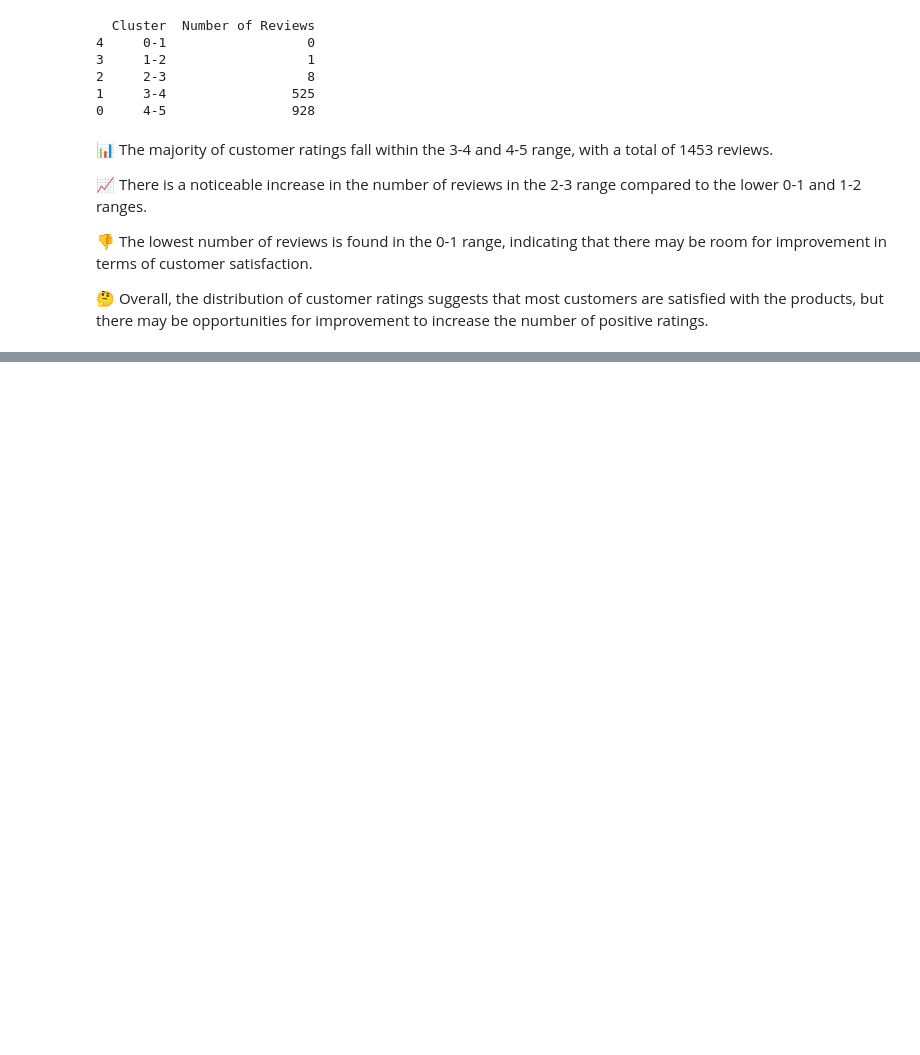
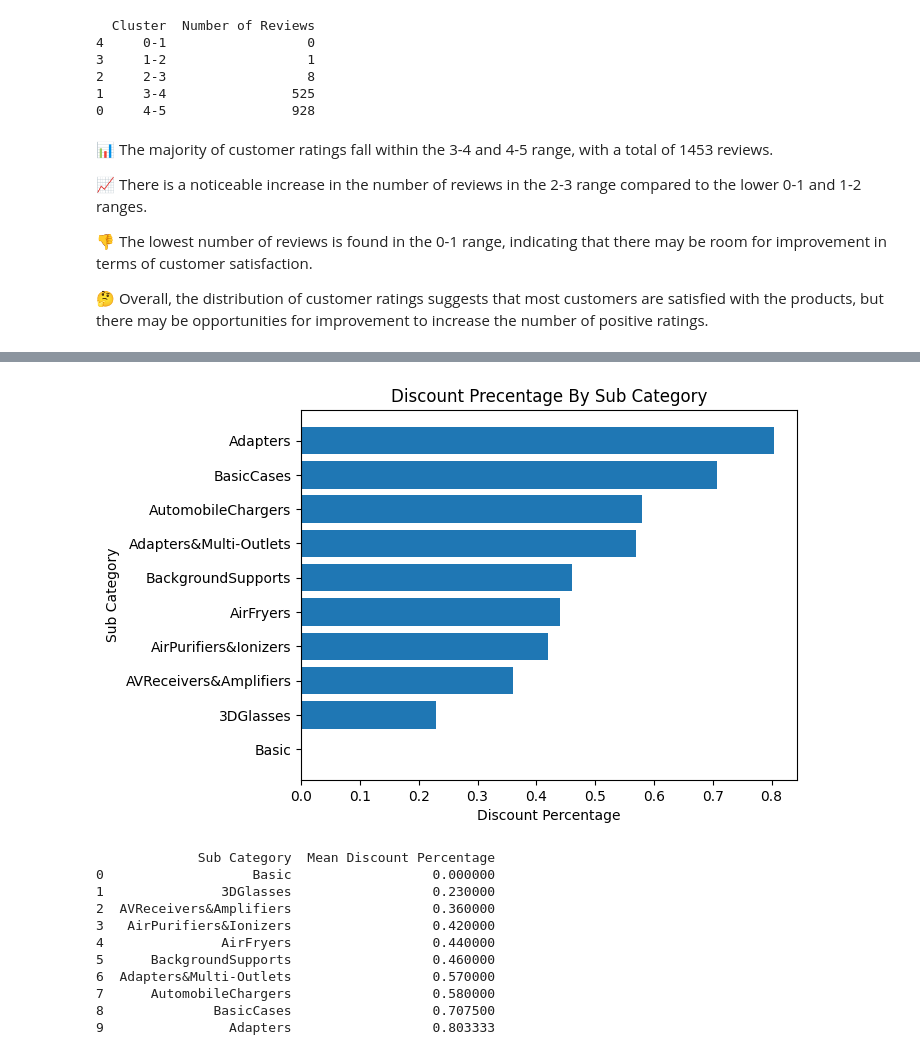
Before and after one commit to QaziSaim/Amazon_Product_Analysis-Recommendation-System, a Jupyter notebook: Amazon_Product_Analysis_&_Recommendation_System.ipynb, the cells around one changed output, grey strips where cells are left out. Cells and saved outputs as stored; diff of their text form; code cells hidden in the pictures; blank space fills up the shorter version.

```diff
--- a/Amazon_Product_Analysis_&_Recommendation_System.ipynb
+++ b/Amazon_Product_Analysis_&_Recommendation_System.ipynb
@@ -385,0 +510,27 @@ print(table)
+# %%
+# Sort the mean in descending order
+mean_discount_by_sub_category = df.groupby('sub_category')['discount_percentage'].mean().head(10)
+mean_discount_by_sub_category=mean_discount_by_sub_category.sort_values(ascending  = True)
+plt.barh(mean_discount_by_sub_category.index, mean_discount_by_sub_category.values)
+
+# Create Horizontal bar chart
+plt.title('Discount Precentage By Sub Category')
+plt.xlabel('Discount Percentage')
+plt.ylabel('Sub Category')
+plt.show()
+table = pd.DataFrame({'Sub Category': mean_discount_by_sub_category.index, 'Mean Discount Percentage': mean_discount_by_sub_category.values})
+
+print(table)
+# %% [output]
+[figure, added]
+             Sub Category  Mean Discount Percentage
+0                   Basic                  0.000000
+1               3DGlasses                  0.230000
+2  AVReceivers&Amplifiers                  0.360000
+3   AirPurifiers&Ionizers                  0.420000
+4               AirFryers                  0.440000
+5      BackgroundSupports                  0.460000
+6  Adapters&Multi-Outlets                  0.570000
+7      AutomobileChargers                  0.580000
+8              BasicCases                  0.707500
+9                Adapters                  0.803333
```
Also changed, not shown: parts of 18 cells of this notebook.
